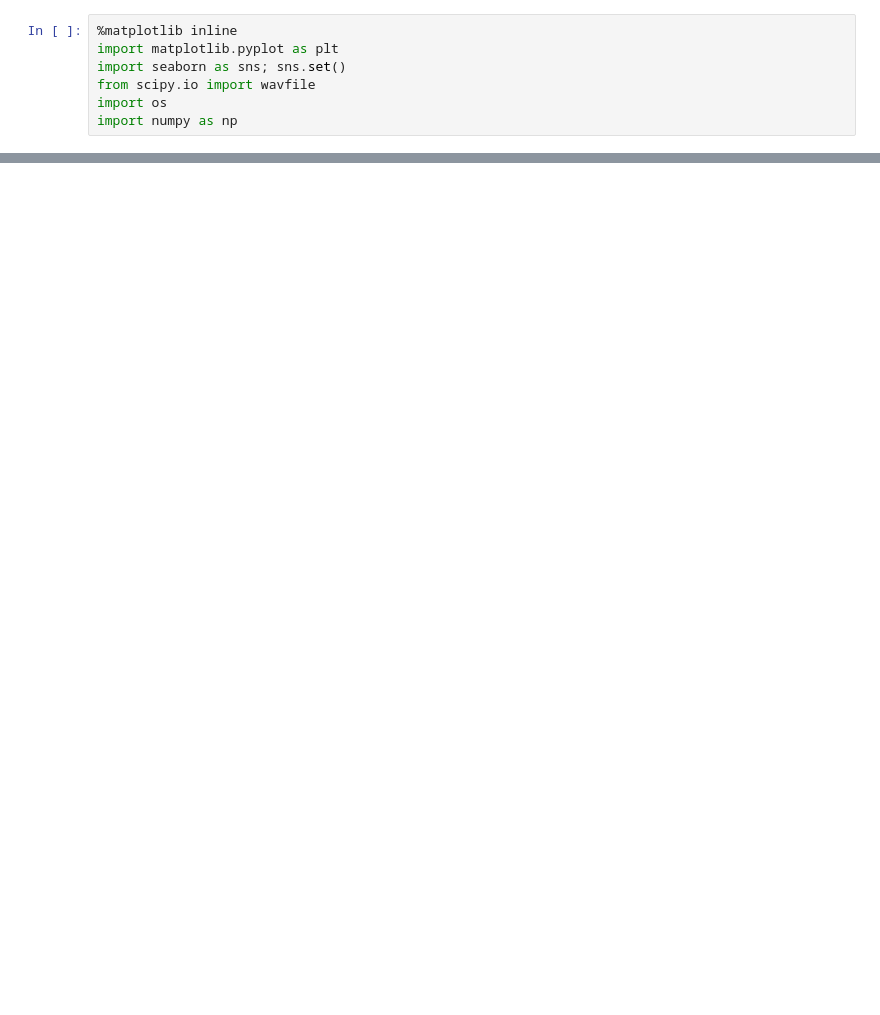
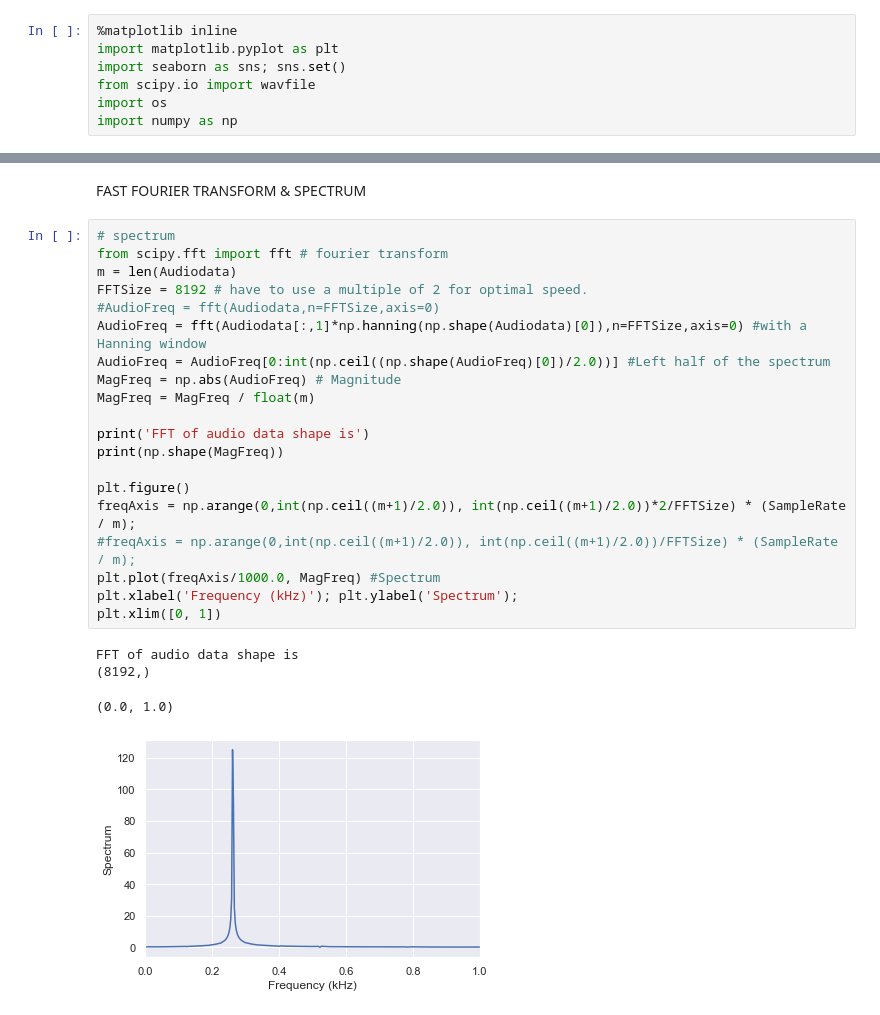
Before and after one commit to mashburnj/Sample2Genesis, a Jupyter notebook: Spectrum_Analyzer.ipynb, the cells around one changed output, grey strips where cells are left out. Saved outputs shown, nothing was run; the diff lists cells and outputs as text; blank space fills up the shorter version.

Commit message:
Massive progress on spectrum analyzer

```diff
--- a/Spectrum_Analyzer.ipynb
+++ b/Spectrum_Analyzer.ipynb
@@ -52,0 +26,27 @@ ValueError: window is longer than input signal
+# %% [markdown]
+FAST FOURIER TRANSFORM \& SPECTRUM
+# %%
+# spectrum
+from scipy.fft import fft # fourier transform
+m = len(Audiodata)
+FFTSize = 8192 # have to use a multiple of 2 for optimal speed.
+#AudioFreq = fft(Audiodata,n=FFTSize,axis=0)
+AudioFreq = fft(Audiodata[:,1]*np.hanning(np.shape(Audiodata)[0]),n=FFTSize,axis=0) #with a Hanning window
+AudioFreq = AudioFreq[0:int(np.ceil((np.shape(AudioFreq)[0])/2.0))] #Left half of the spectrum
+MagFreq = np.abs(AudioFreq) # Magnitude
+MagFreq = MagFreq / float(m)
+
+print('FFT of audio data shape is')
+print(np.shape(MagFreq))
+
+plt.figure()
+freqAxis = np.arange(0,int(np.ceil((m+1)/2.0)), int(np.ceil((m+1)/2.0))*2/FFTSize) * (SampleRate / m);
+#freqAxis = np.arange(0,int(np.ceil((m+1)/2.0)), int(np.ceil((m+1)/2.0))/FFTSize) * (SampleRate / m);
+plt.plot(freqAxis/1000.0, MagFreq) #Spectrum
+plt.xlabel('Frequency (kHz)'); plt.ylabel('Spectrum');
+plt.xlim([0, 1])
+# %% [output]
+FFT of audio data shape is
+(8192,)
+(0.0, 1.0)
+[figure, added]
```
Also changed, not shown: parts of 9 cells of this notebook, 2 other files.
